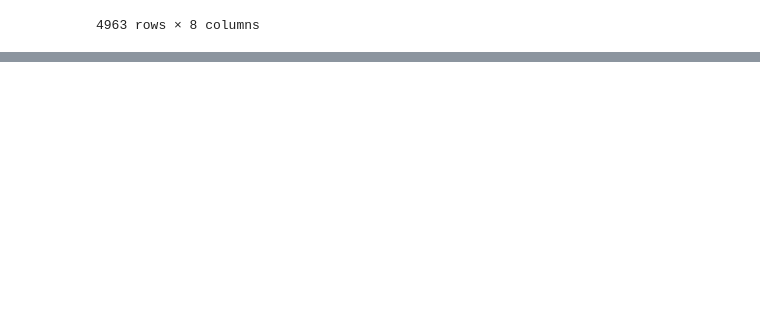
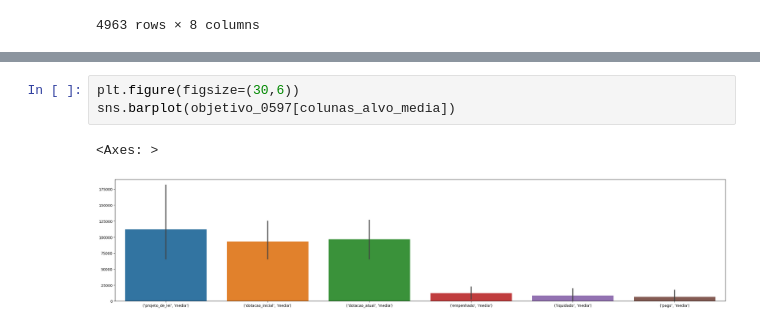
Before and after one commit to Guardians-DSC/dados, a Jupyter notebook: orcamento/notebooks/objetivo.ipynb, the cells around one changed output, grey strips where cells are left out. Saved outputs shown, nothing was run; the diff lists cells and outputs as text; blank space fills up the shorter version.

```diff
--- a/orcamento/notebooks/objetivo.ipynb
+++ b/orcamento/notebooks/objetivo.ipynb
@@ -91,0 +220,6 @@ Informações imediatas que tiramos a partir dos índices do Data Frame:
+# %%
+plt.figure(figsize=(30,6))
+sns.barplot(objetivo_0597[colunas_alvo_media])
+# %% [output]
+<Axes: >
+[figure, added]
```
Also changed, not shown: parts of 29 cells of this notebook.
